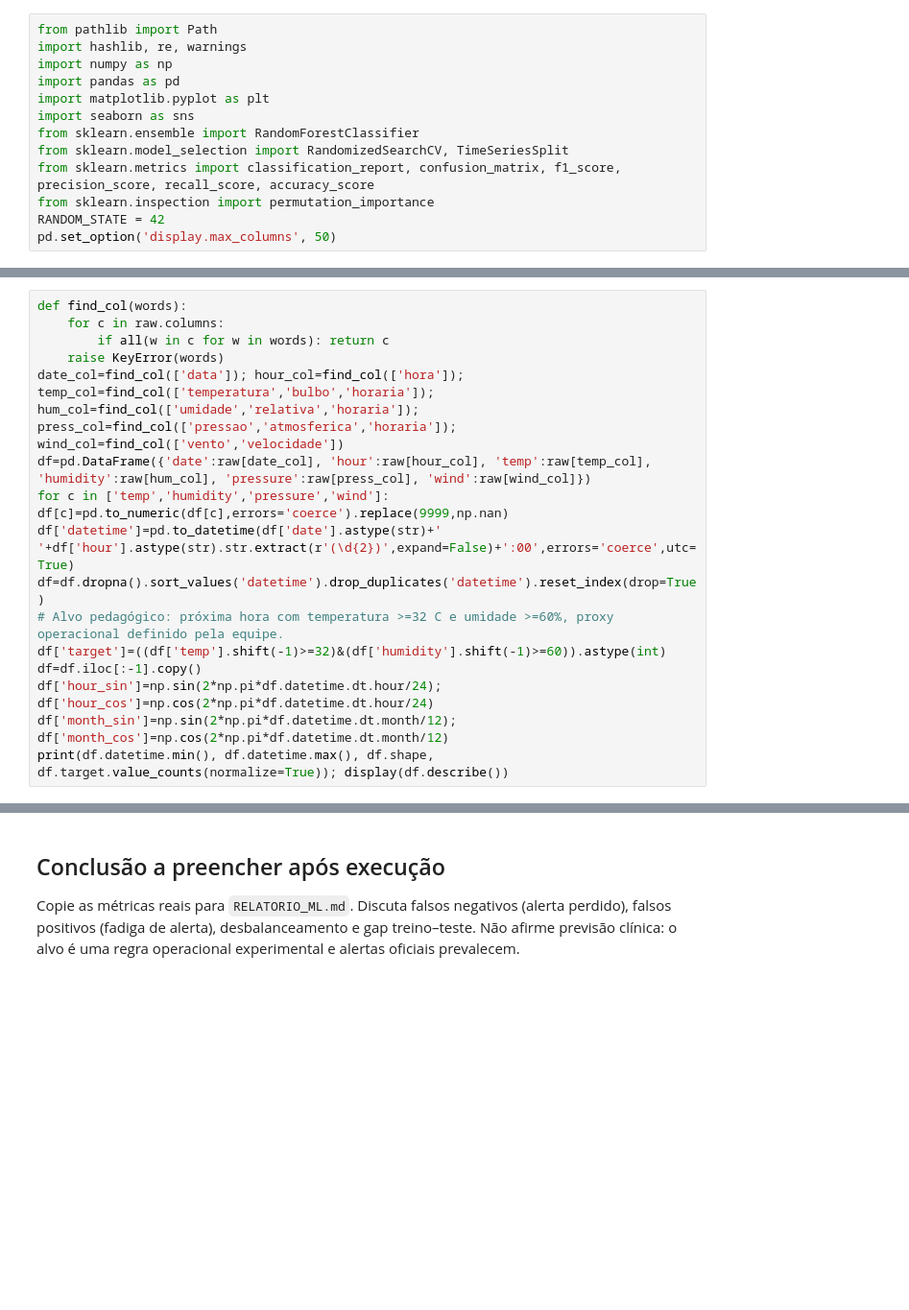
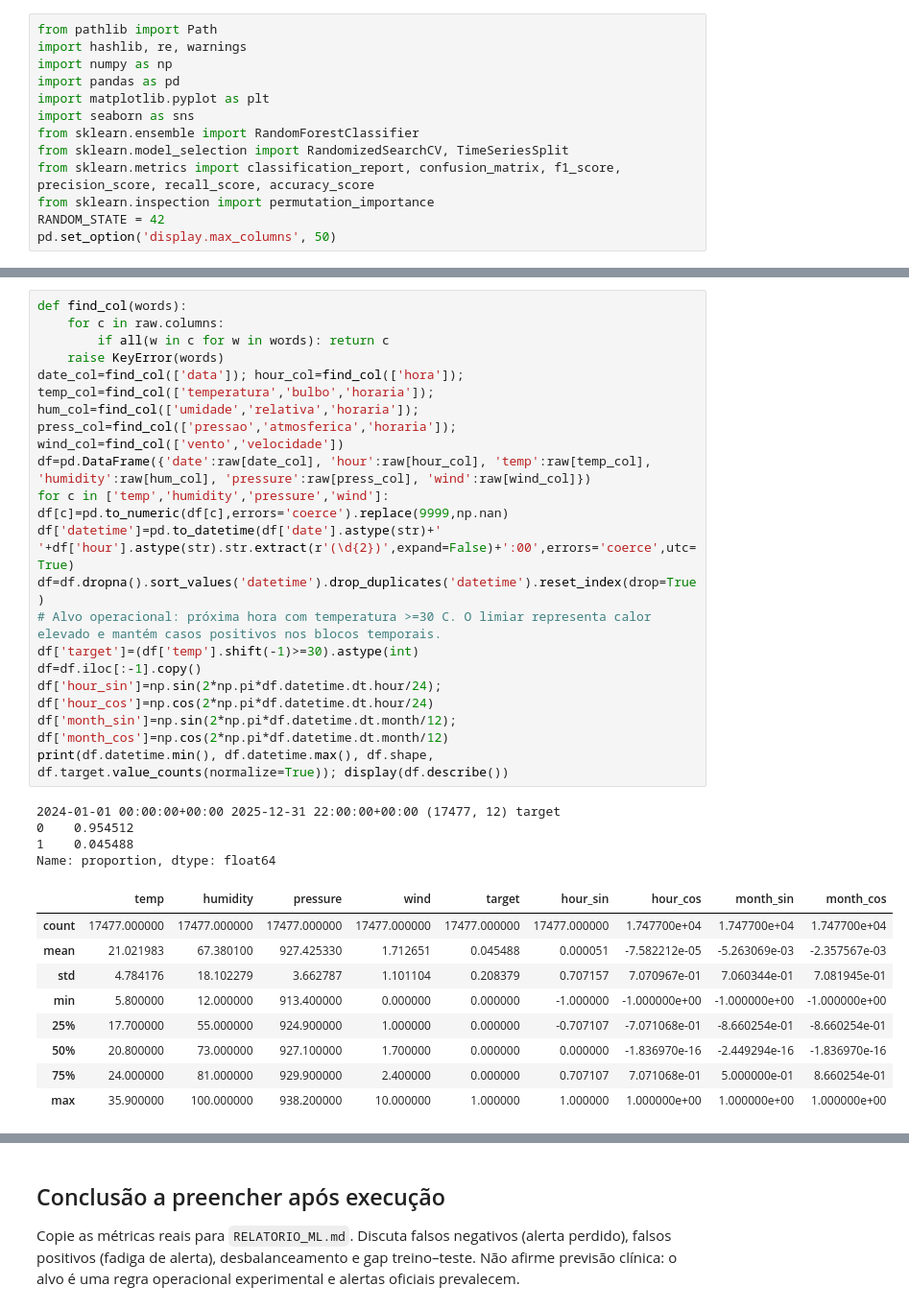
Before and after one commit to MateussantosVSr3/gshumana, a Jupyter notebook: ml/clima_cidadao.ipynb, the cells around one changed output, grey strips where cells are left out. Shown at 96% size. Saved outputs shown, nothing was run; the diff lists cells and outputs as text; blank space fills up the shorter version.

```diff
--- a/ml/clima_cidadao.ipynb
+++ b/ml/clima_cidadao.ipynb
@@ -33,19 +44,33 @@ print(raw.shape); display(raw.head())
 # %%
 def find_col(words):
     for c in raw.columns:
         if all(w in c for w in words): return c
     raise KeyError(words)
 date_col=find_col(['data']); hour_col=find_col(['hora']); temp_col=find_col(['temperatura','bulbo','horaria']); hum_col=find_col(['umidade','relativa','horaria']); press_col=find_col(['pressao','atmosferica','horaria']); wind_col=find_col(['vento','velocidade'])
 df=pd.DataFrame({'date':raw[date_col], 'hour':raw[hour_col], 'temp':raw[temp_col], 'humidity':raw[hum_col], 'pressure':raw[press_col], 'wind':raw[wind_col]})
 for c in ['temp','humidity','pressure','wind']: df[c]=pd.to_numeric(df[c],errors='coerce').replace(9999,np.nan)
 df['datetime']=pd.to_datetime(df['date'].astype(str)+' '+df['hour'].astype(str).str.extract(r'(\d{2})',expand=False)+':00',errors='coerce',utc=True)
 df=df.dropna().sort_values('datetime').drop_duplicates('datetime').reset_index(drop=True)
-# Alvo pedagógico: próxima hora com temperatura >=32 C e umidade >=60%, proxy operacional definido pela equipe.
-df['target']=((df['temp'].shift(-1)>=32)&(df['humidity'].shift(-1)>=60)).astype(int)
+# Alvo operacional: próxima hora com temperatura >=30 C. O limiar representa calor elevado e mantém casos positivos nos blocos temporais.
+df['target']=(df['temp'].shift(-1)>=30).astype(int)
 df=df.iloc[:-1].copy()
 df['hour_sin']=np.sin(2*np.pi*df.datetime.dt.hour/24); df['hour_cos']=np.cos(2*np.pi*df.datetime.dt.hour/24)
 df['month_sin']=np.sin(2*np.pi*df.datetime.dt.month/12); df['month_cos']=np.cos(2*np.pi*df.datetime.dt.month/12)
 print(df.datetime.min(), df.datetime.max(), df.shape, df.target.value_counts(normalize=True)); display(df.describe())
+# %% [output]
+2024-01-01 00:00:00+00:00 2025-12-31 22:00:00+00:00 (17477, 12) target
+0    0.954512
+1    0.045488
+Name: proportion, dtype: float64
+|  | temp | humidity | pressure | wind | target | hour_sin | hour_cos | month_sin | month_cos |
+| count | 17477.000000 | 17477.000000 | 17477.000000 | 17477.000000 | 17477.000000 | 17477.000000 | 1.747700e+04 | 1.747700e+04 | 1.747700e+04 |
+| mean | 21.021983 | 67.380100 | 927.425330 | 1.712651 | 0.045488 | 0.000051 | -7.582212e-05 | -5.263069e-03 | -2.357567e-03 |
+| std | 4.784176 | 18.102279 | 3.662787 | 1.101104 | 0.208379 | 0.707157 | 7.070967e-01 | 7.060344e-01 | 7.081945e-01 |
+| min | 5.800000 | 12.000000 | 913.400000 | 0.000000 | 0.000000 | -1.000000 | -1.000000e+00 | -1.000000e+00 | -1.000000e+00 |
+| 25% | 17.700000 | 55.000000 | 924.900000 | 1.000000 | 0.000000 | -0.707107 | -7.071068e-01 | -8.660254e-01 | -8.660254e-01 |
+| 50% | 20.800000 | 73.000000 | 927.100000 | 1.700000 | 0.000000 | 0.000000 | -1.836970e-16 | -2.449294e-16 | -1.836970e-16 |
+| 75% | 24.000000 | 81.000000 | 929.900000 | 2.400000 | 0.000000 | 0.707107 | 7.071068e-01 | 5.000000e-01 | 8.660254e-01 |
+| max | 35.900000 | 100.000000 | 938.200000 | 10.000000 | 1.000000 | 1.000000 | 1.000000e+00 | 1.000000e+00 | 1.000000e+00 |
 # %%
 features=['temp','humidity','pressure','wind','hour_sin','hour_cos','month_sin','month_cos']
 cut=int(len(df)*.8)
```
Also changed, not shown: parts of 5 cells of this notebook, 34 other files.
